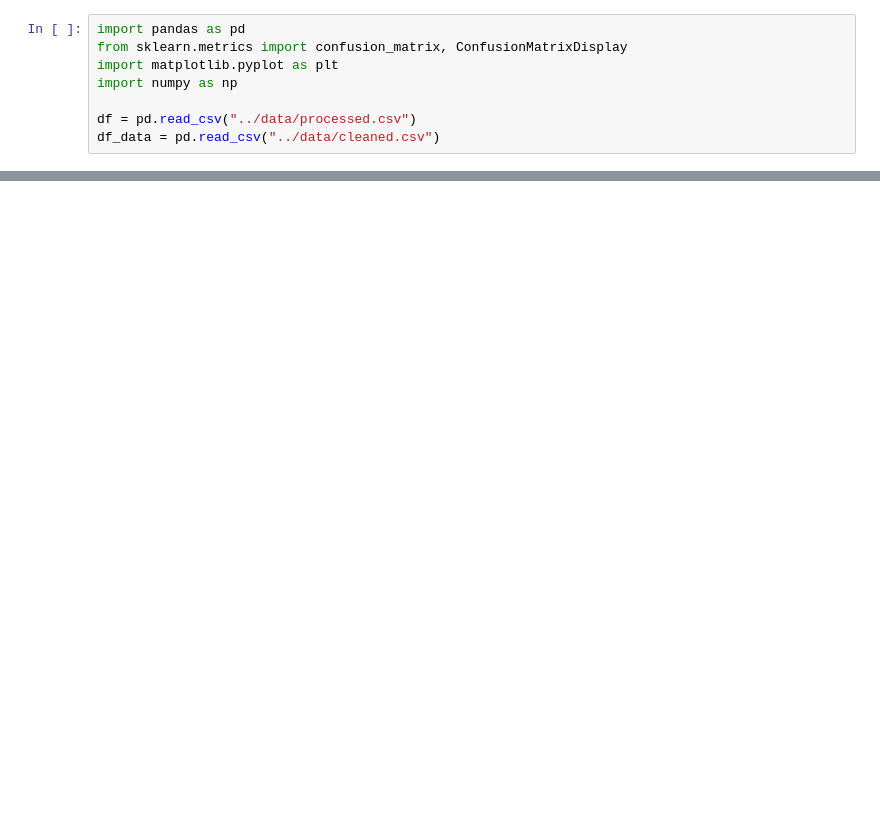
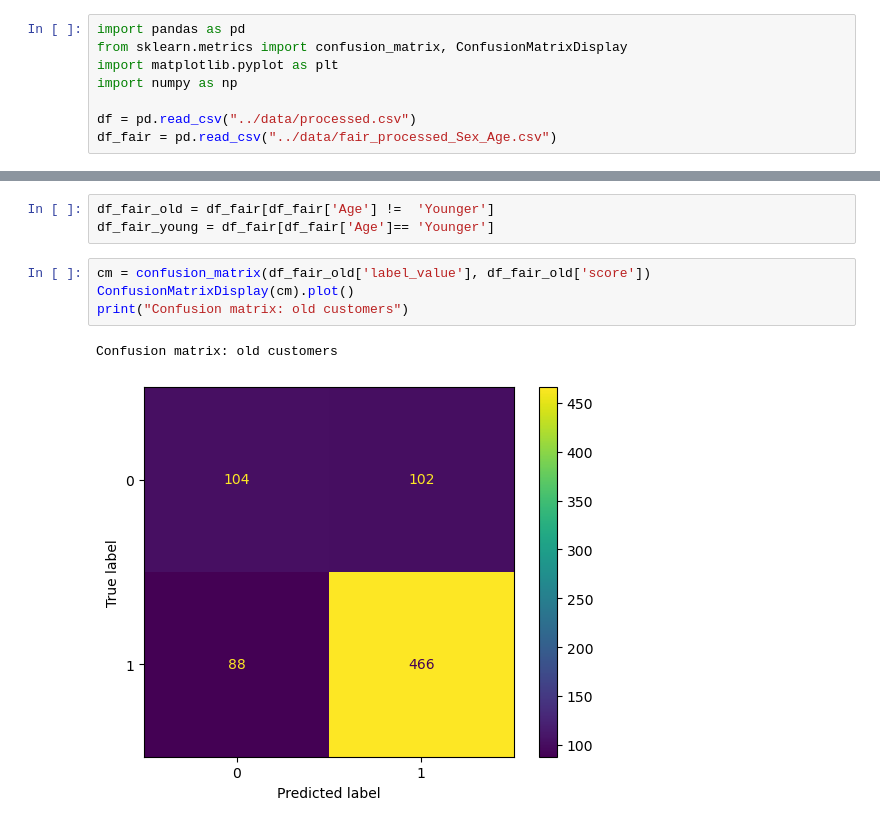
Before and after one commit to ksnxr/TML_project, a Jupyter notebook: scripts/analysis.ipynb, the cells around one changed output, grey strips where cells are left out. Drawn from its saved outputs; the diff is of its cells as text; blank space fills up the shorter version.

```diff
--- a/scripts/analysis.ipynb
+++ b/scripts/analysis.ipynb
@@ -5,5 +5,5 @@ import matplotlib.pyplot as plt
 import numpy as np
 
 df = pd.read_csv("../data/processed.csv")
-df_data = pd.read_csv("../data/cleaned.csv")
+df_fair = pd.read_csv("../data/fair_processed_Sex_Age.csv")
 # %%
@@ -67,0 +54,10 @@ dif [-0.13959047  0.0218522  -0.02590149 -0.0896202  -0.17924041]
+# %%
+df_fair_old = df_fair[df_fair['Age'] !=  'Younger']
+df_fair_young = df_fair[df_fair['Age']== 'Younger']
+# %%
+cm = confusion_matrix(df_fair_old['label_value'], df_fair_old['score'])
+ConfusionMatrixDisplay(cm).plot()
+print("Confusion matrix: old customers")
+# %% [output]
+Confusion matrix: old customers
+[figure, added]
```
Also changed, not shown: parts of 6 cells of this notebook.
